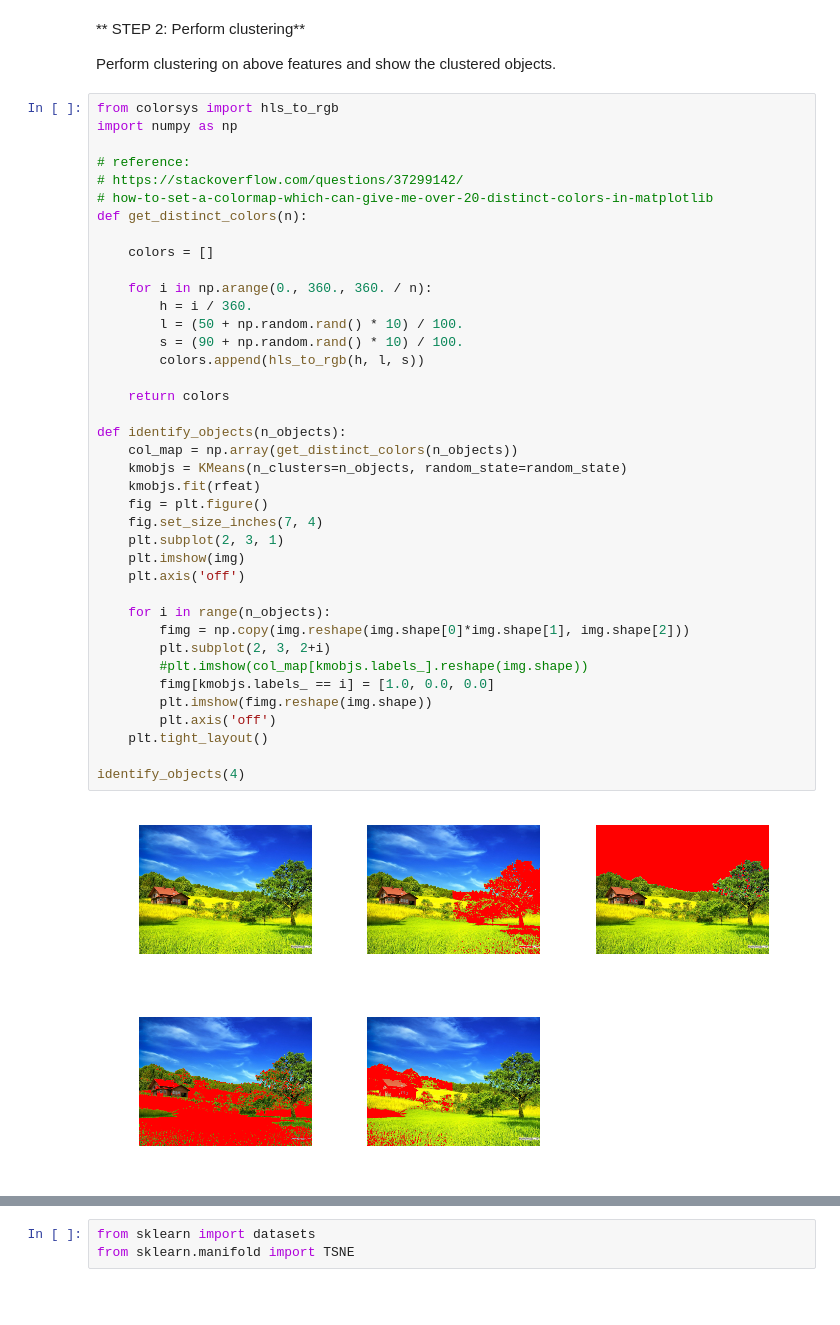
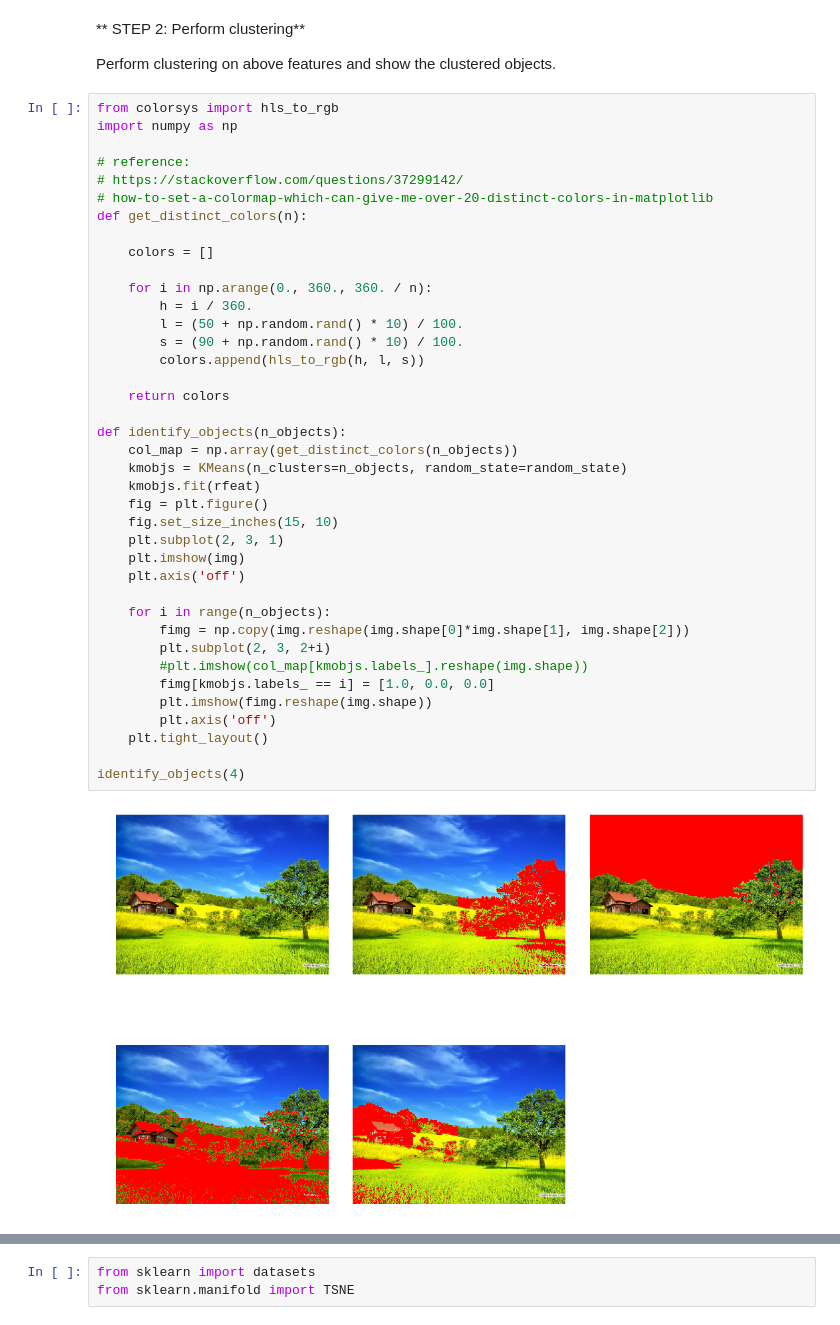
Before and after one commit to KimiaLab/SYDE-522, a Jupyter notebook: Tutorials/tut3.ipynb, the cells around one changed output, grey strips where cells are left out. Drawn from its saved outputs; the diff is of its cells as text; blank space fills up the shorter version.

```diff
--- a/Tutorials/tut3.ipynb
+++ b/Tutorials/tut3.ipynb
@@ -301,35 +330,35 @@ def get_distinct_colors(n):
     colors = []
 
     for i in np.arange(0., 360., 360. / n):
         h = i / 360.
         l = (50 + np.random.rand() * 10) / 100.
         s = (90 + np.random.rand() * 10) / 100.
         colors.append(hls_to_rgb(h, l, s))
 
     return colors
 
 def identify_objects(n_objects):
     col_map = np.array(get_distinct_colors(n_objects))
     kmobjs = KMeans(n_clusters=n_objects, random_state=random_state)
     kmobjs.fit(rfeat)
     fig = plt.figure()
-    fig.set_size_inches(7, 4)
+    fig.set_size_inches(15, 10)
     plt.subplot(2, 3, 1)
     plt.imshow(img)
     plt.axis('off')
 
     for i in range(n_objects):
         fimg = np.copy(img.reshape(img.shape[0]*img.shape[1], img.shape[2]))
         plt.subplot(2, 3, 2+i)
         #plt.imshow(col_map[kmobjs.labels_].reshape(img.shape))
         fimg[kmobjs.labels_ == i] = [1.0, 0.0, 0.0]
         plt.imshow(fimg.reshape(img.shape))
         plt.axis('off')
     plt.tight_layout()
 
 identify_objects(4)
 # %% [output]
-[figure, old version]
+[figure, new version]
 # %% [markdown]
 ## TSNE: Visualization Technique
 
```
Also changed, not shown: parts of 35 cells of this notebook.
